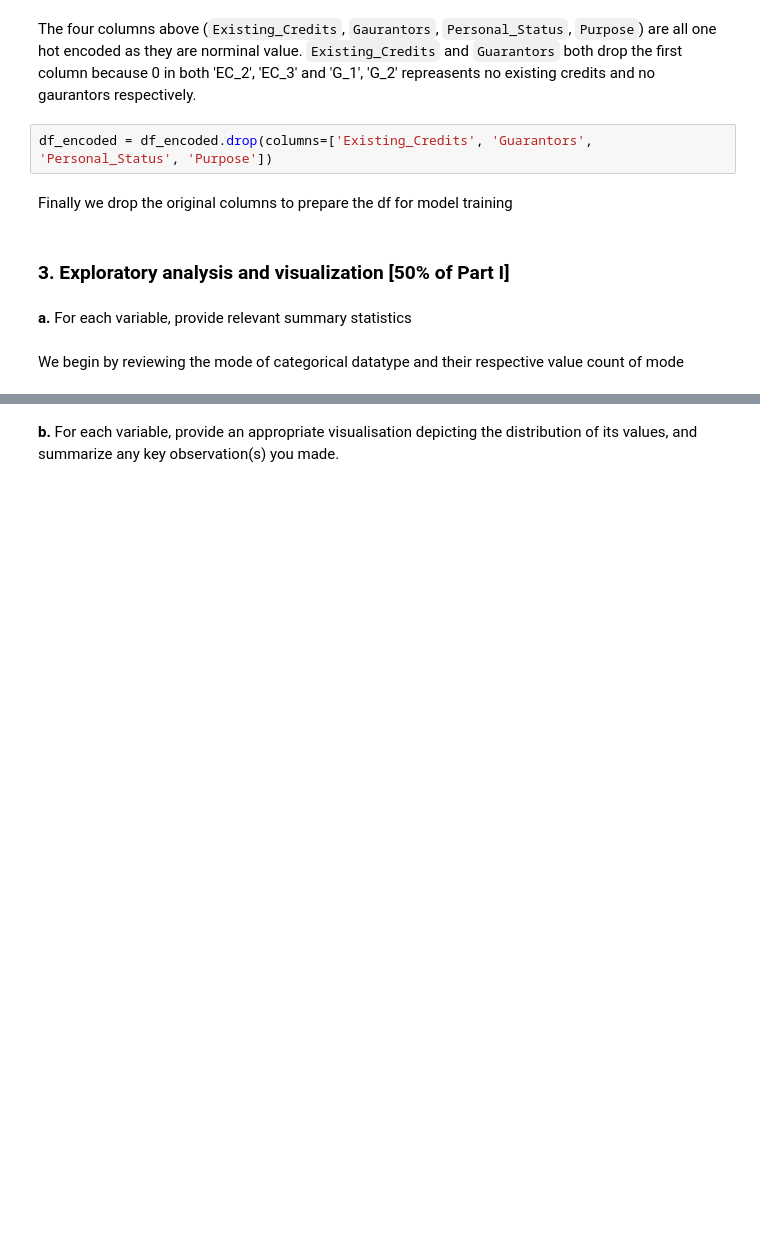
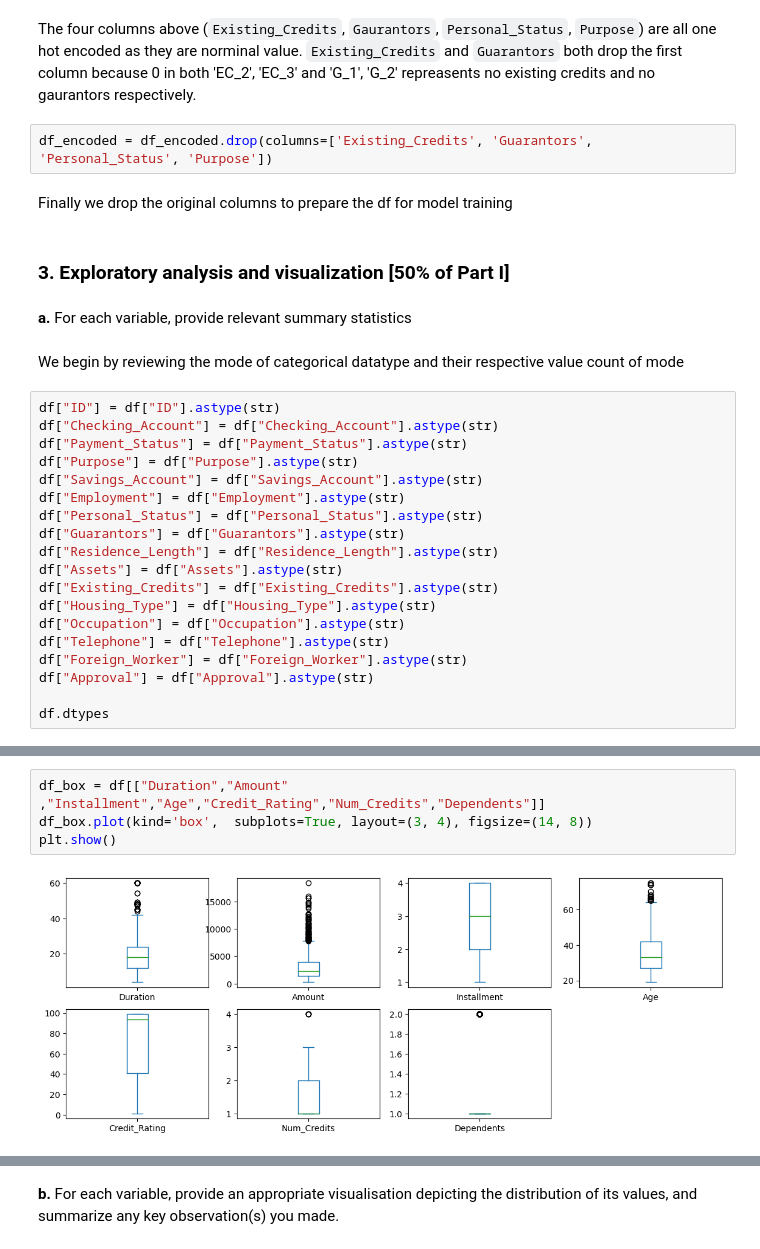
Before and after one commit to Bk49/CS105-Project, a Jupyter notebook: CS105 Project Submission Part I 2023.ipynb, the cells around one changed output, grey strips where cells are left out. Saved outputs shown, nothing was run; the diff lists cells and outputs as text; blank space fills up the shorter version.

```diff
--- a/CS105 Project Submission Part I 2023.ipynb
+++ b/CS105 Project Submission Part I 2023.ipynb
@@ -634,3 +634,22 @@ Finally we drop the original columns to prepare the df for model training
 **a.** For each variable, provide relevant summary statistics
 # %% [markdown]
 We begin by reviewing the mode of categorical datatype and their respective value count of mode
+# %%
+df["ID"] = df["ID"].astype(str)
+df["Checking_Account"] = df["Checking_Account"].astype(str)
+df["Payment_Status"] = df["Payment_Status"].astype(str)
+df["Purpose"] = df["Purpose"].astype(str)
+df["Savings_Account"] = df["Savings_Account"].astype(str)
+df["Employment"] = df["Employment"].astype(str)
+df["Personal_Status"] = df["Personal_Status"].astype(str)
+df["Guarantors"] = df["Guarantors"].astype(str)
+df["Residence_Length"] = df["Residence_Length"].astype(str)
+df["Assets"] = df["Assets"].astype(str)
+df["Existing_Credits"] = df["Existing_Credits"].astype(str)
+df["Housing_Type"] = df["Housing_Type"].astype(str)
+df["Occupation"] = df["Occupation"].astype(str)
+df["Telephone"] = df["Telephone"].astype(str)
+df["Foreign_Worker"] = df["Foreign_Worker"].astype(str)
+df["Approval"] = df["Approval"].astype(str)
+
+df.dtypes
@@ -636,0 +686,6 @@ We begin by reviewing the mode of categorical datatype and their respective valu
+# %%
+df_box = df[["Duration","Amount" ,"Installment","Age","Credit_Rating","Num_Credits","Dependents"]]
+df_box.plot(kind='box',  subplots=True, layout=(3, 4), figsize=(14, 8))
+plt.show()
+# %% [output]
+[figure, added]
```
Also changed, not shown: parts of 22 cells of this notebook.
